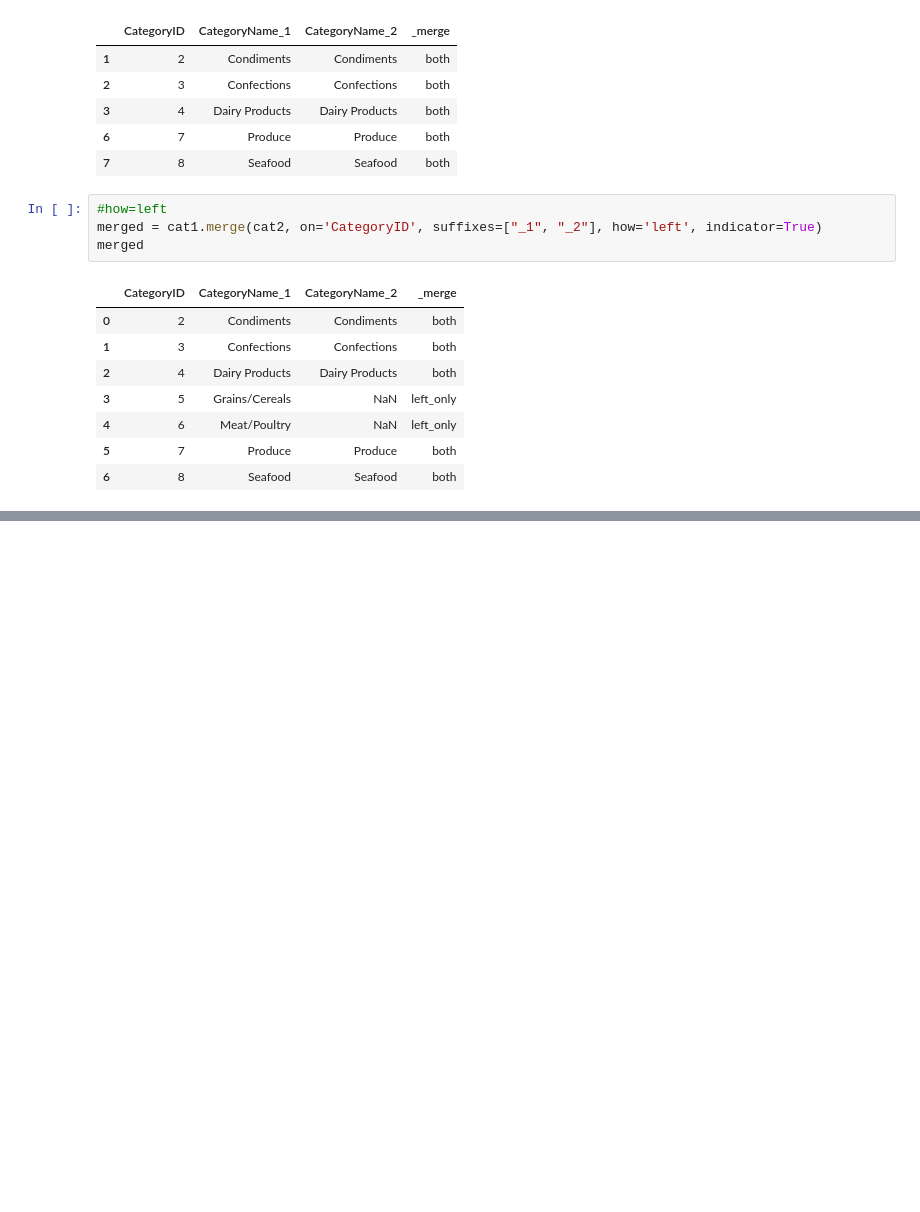
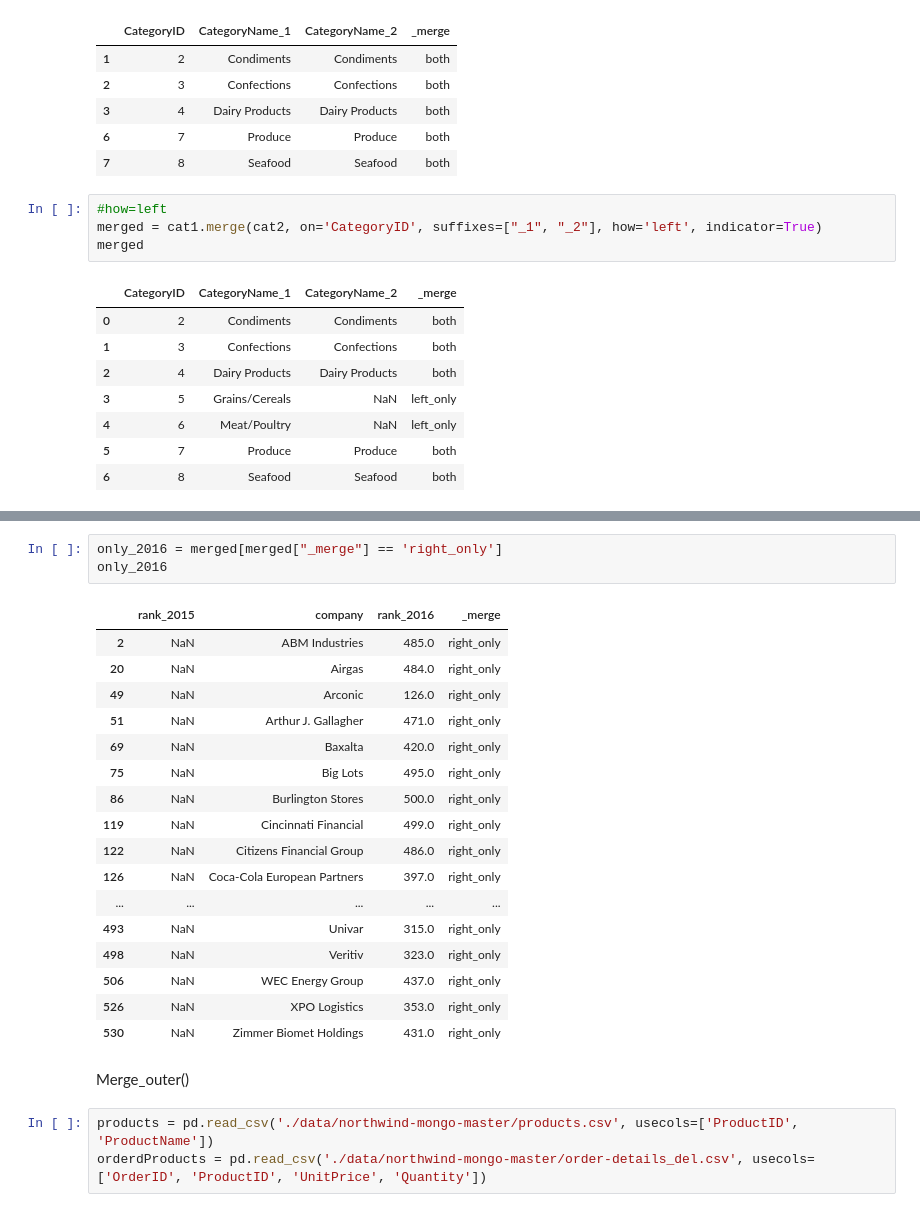
Before and after one commit to Szafranerio/Data_InDepth, a Jupyter notebook: Pandas/Pandas_Joining_Merge_Conncat.ipynb, the cells around one changed output, grey strips where cells are left out. Saved outputs shown, nothing was run; the diff lists cells and outputs as text; blank space fills up the shorter version.

```diff
--- a/Pandas/Pandas_Joining_Merge_Conncat.ipynb
+++ b/Pandas/Pandas_Joining_Merge_Conncat.ipynb
@@ -167,0 +208,26 @@ merged
+# %%
+only_2016 = merged[merged["_merge"] == 'right_only']
+only_2016
+# %% [output]
+|  | rank_2015 | company | rank_2016 | _merge |
+| 2 | NaN | ABM Industries | 485.0 | right_only |
+| 20 | NaN | Airgas | 484.0 | right_only |
+| 49 | NaN | Arconic | 126.0 | right_only |
+| 51 | NaN | Arthur J. Gallagher | 471.0 | right_only |
+| 69 | NaN | Baxalta | 420.0 | right_only |
+| 75 | NaN | Big Lots | 495.0 | right_only |
+| 86 | NaN | Burlington Stores | 500.0 | right_only |
+| 119 | NaN | Cincinnati Financial | 499.0 | right_only |
+| 122 | NaN | Citizens Financial Group | 486.0 | right_only |
+| 126 | NaN | Coca-Cola European Partners | 397.0 | right_only |
+| ... | ... | ... | ... | ... |
+| 493 | NaN | Univar | 315.0 | right_only |
+| 498 | NaN | Veritiv | 323.0 | right_only |
+| 506 | NaN | WEC Energy Group | 437.0 | right_only |
+| 526 | NaN | XPO Logistics | 353.0 | right_only |
+| 530 | NaN | Zimmer Biomet Holdings | 431.0 | right_only |
+# %% [markdown]
+Merge_outer()
+# %%
+products = pd.read_csv('./data/northwind-mongo-master/products.csv', usecols=['ProductID', 'ProductName'])
+orderdProducts = pd.read_csv('./data/northwind-mongo-master/order-details_del.csv', usecols=['OrderID', 'ProductID', 'UnitPrice', 'Quantity'])
```
Also changed, not shown: parts of 17 cells of this notebook, 1 other file.
